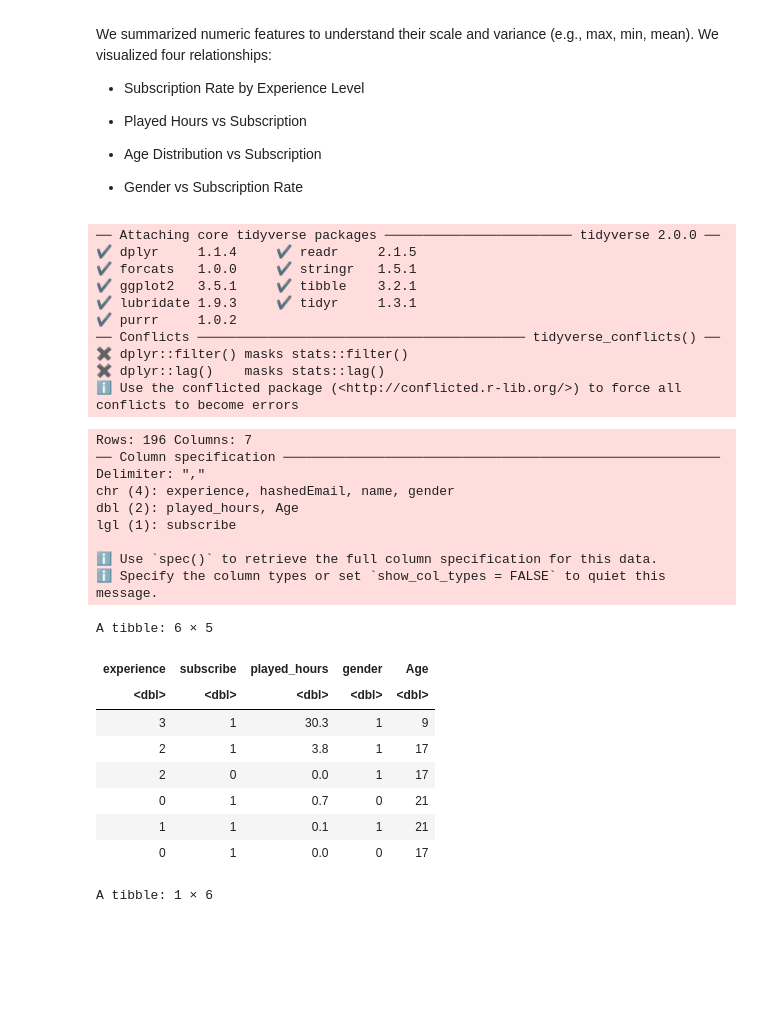
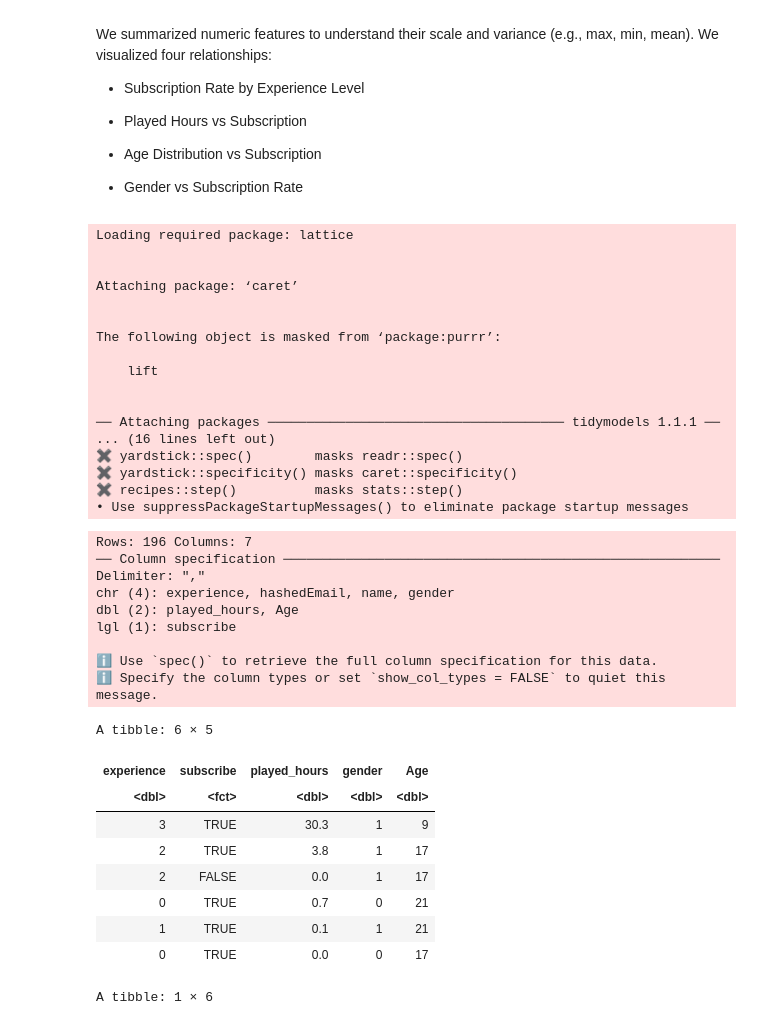
Before and after one commit to cmojar9/dsci-100-project-new, a Jupyter notebook: game_subscription_knn_report-3-3.ipynb, the cells around one changed output. Saved outputs shown, nothing was run; the diff lists cells and outputs as text; code cells hidden in the pictures; blank space fills up the shorter version.

```diff
--- a/game_subscription_knn_report-3-3.ipynb
+++ b/game_subscription_knn_report-3-3.ipynb
@@ -55,57 +58,71 @@ We summarized numeric features to understand their scale and variance (e.g., max
 # %%
 library(tidyverse)
 library(class)
-library(rsample)
+library(caret)
+library(lubridate)
+library(ggplot2)
+library(repr)
+library(tidymodels)
+options(repr.matrix.max.rows = 6)
+library(recipes)
+
 library(purrr)
 # %% [output]
-── Attaching core tidyverse packages ──────────────────────── tidyverse 2.0.0 ──
-✔ dplyr     1.1.4     ✔ readr     2.1.5
-✔ forcats   1.0.0     ✔ stringr   1.5.1
-✔ ggplot2   3.5.1     ✔ tibble    3.2.1
-✔ lubridate 1.9.3     ✔ tidyr     1.3.1
-✔ purrr     1.0.2
-── Conflicts ────────────────────────────────────────── tidyverse_conflicts() ──
-✖ dplyr::filter() masks stats::filter()
-✖ dplyr::lag()    masks stats::lag()
-ℹ Use the conflicted package (<http://conflicted.r-lib.org/>) to force all conflicts to become errors
+Loading required package: lattice
+
+
+Attaching package: ‘caret’
+
+
+The following object is masked from ‘package:purrr’:
+
+    lift
+
+
+── Attaching packages ────────────────────────────────────── tidymodels 1.1.1 ──
+... (16 lines left out)
+✖ yardstick::spec()        masks readr::spec()
+✖ yardstick::specificity() masks caret::specificity()
+✖ recipes::step()          masks stats::step()
+• Use suppressPackageStartupMessages() to eliminate package startup messages
 # %%
 
 players <- read_csv("players.csv")
 
 players_clean <- players |>
   select(-hashedEmail, -name) |>
   mutate(
-    subscribe = as.numeric(subscribe),
+    subscribe = as.factor(subscribe),
     gender = ifelse(gender == "Male", 1, 0),
     experience = case_when(
       experience == "Pro" ~ 3,
       experience == "Veteran" ~ 2,
       experience == "Regular" ~ 1,
       experience == "Amateur" ~ 0,
       TRUE ~ NA_real_)
   ) |>
   drop_na()
 
 head(players_clean)
 # %% [output]
 Rows: 196 Columns: 7
 ── Column specification ────────────────────────────────────────────────────────
 Delimiter: ","
 chr (4): experience, hashedEmail, name, gender
 dbl (2): played_hours, Age
 lgl (1): subscribe
 
 ℹ Use `spec()` to retrieve the full column specification for this data.
 ℹ Specify the column types or set `show_col_types = FALSE` to quiet this message.
 A tibble: 6 × 5
 | experience | subscribe | played_hours | gender | Age |
-| <dbl> | <dbl> | <dbl> | <dbl> | <dbl> |
-| 3 | 1 | 30.3 | 1 | 9 |
-| 2 | 1 | 3.8 | 1 | 17 |
-| 2 | 0 | 0.0 | 1 | 17 |
-| 0 | 1 | 0.7 | 0 | 21 |
-| 1 | 1 | 0.1 | 1 | 21 |
-| 0 | 1 | 0.0 | 0 | 17 |
+| <dbl> | <fct> | <dbl> | <dbl> | <dbl> |
+| 3 | TRUE | 30.3 | 1 | 9 |
+| 2 | TRUE | 3.8 | 1 | 17 |
+| 2 | FALSE | 0.0 | 1 | 17 |
+| 0 | TRUE | 0.7 | 0 | 21 |
+| 1 | TRUE | 0.1 | 1 | 21 |
+| 0 | TRUE | 0.0 | 0 | 17 |
 # %%
 
 players_clean |>
```
Also changed, not shown: parts of 5 cells of this notebook, 1 other file.
